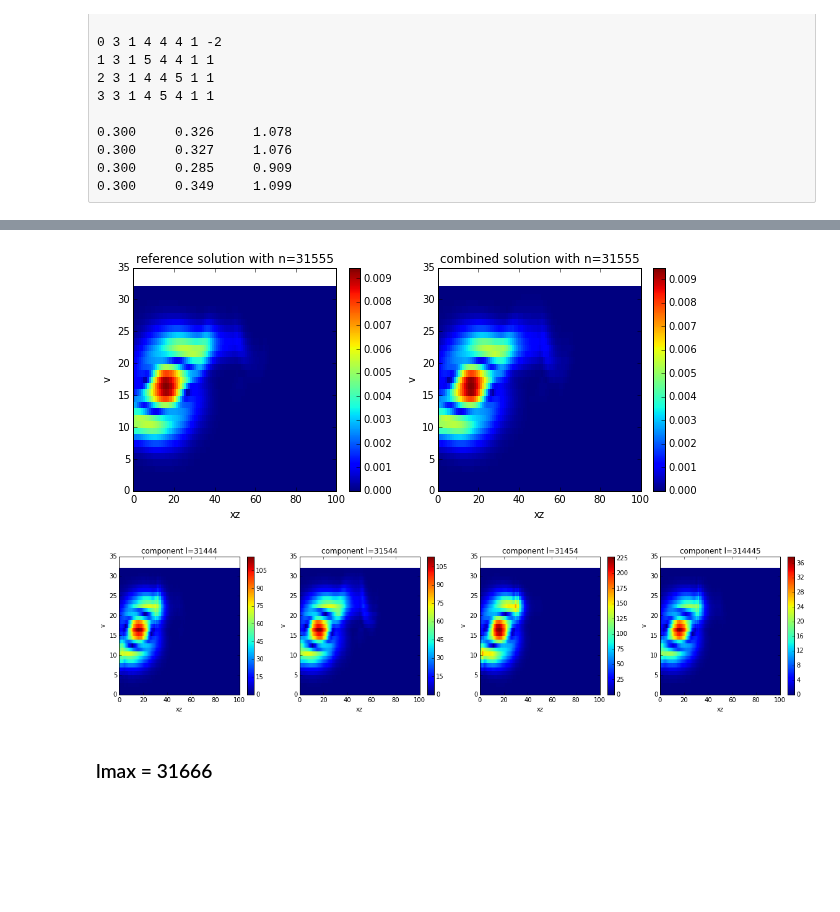
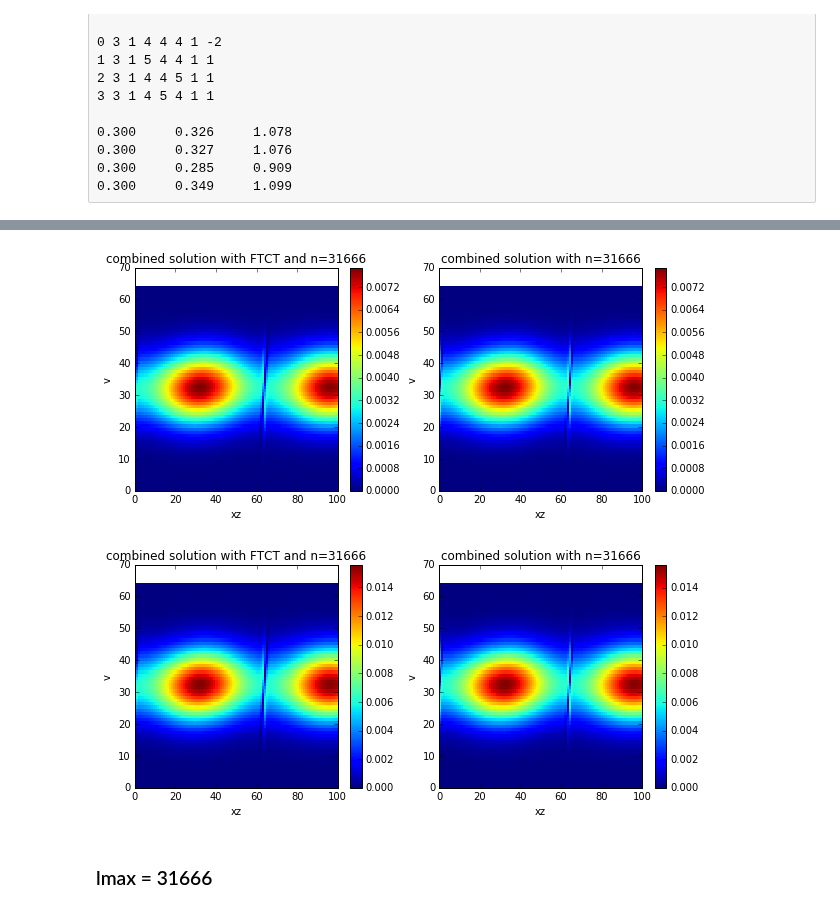
Before and after one commit to vancraar/DisCoTec, a Jupyter notebook: distributedcombigrid/examples/gene_distributed/geneIV-itg-large-plots-4grids.ipynb, the cells around one changed output, grey strips where cells are left out. Saved outputs shown, nothing was run; the diff lists cells and outputs as text; code cells hidden in the pictures; blank space fills up the shorter version.

```diff
--- a/distributedcombigrid/examples/gene_distributed/geneIV-itg-large-plots-4grids.ipynb
+++ b/distributedcombigrid/examples/gene_distributed/geneIV-itg-large-plots-4grids.ipynb
@@ -331,36 +331,49 @@ x_lim = (0,100)
 
 fig = figure(figsize=(10,4))
 subplot(121)
-ref31555="/zhome/academic/HLRS/ipv/ipvmario/ws_geneIV/distributedcombigrid/examples/gene_distributed/ref31555_conv/"
-plotCheckpoint(ref31555,True,'reference solution with n=31555' )
+#ref31555="/zhome/academic/HLRS/ipv/ipvmario/ws_geneIV/distributedcombigrid/examples/gene_distributed/ref31555_conv/"
+#plotCheckpoint(ref31555,True,'reference solution with n=31555' )
+fg_file = "./test/testFaults/plot.dat"
+fg = FullGrid(fg_file,True)
+plotFullGrid(fg, True, 'combined solution with FTCT and n=31666' )
 
 subplot(122)
-fg_file = "./combi_315551_314441_6000_1/ginstance/plot.dat"
+fg_file = "./test/testNoFault/plot.dat"
 fg = FullGrid(fg_file,True)
-plotFullGrid(fg, True, 'combined solution with n=31555' )
+plotFullGrid(fg, True, 'combined solution with n=31666' )
 
+fig = figure(figsize=(10,4))
+subplot(121)
+fg_file = "./test/testFaults/plot.dat"
+fg = FullGrid(fg_file,True)
+plotFullGrid(fg, False, 'combined solution with FTCT and n=31666' )
+
+subplot(122)
+fg_file = "./test/testNoFault/plot.dat"
+fg = FullGrid(fg_file,True)
+plotFullGrid(fg, False, 'combined solution with n=31666' )
 #fig.savefig('fig/ref_and_combi.pdf', bbox_inches='tight')
 
-fig = figure(figsize=(20,4))
-subplot(141)
-fg_file = "./comp_314441_6000/ginstance/plot.dat"
-fg1 = FullGrid(fg_file,True)
-plotFullGrid(fg1, False, 'component l=31444' )
+#fig = figure(figsize=(20,4))
+#subplot(141)
+#fg_file = "./comp_314441_6000/ginstance/plot.dat"
+#fg1 = FullGrid(fg_file,True)
+#plotFullGrid(fg1, False, 'component l=31444' )
 
-subplot(142)
-fg_file = "./comp_315441_6000/ginstance/plot.dat"
-fg2 = FullGrid(fg_file,True)
-plotFullGrid(fg2, False, 'component l=31544' )
+#subplot(142)
+#fg_file = "./comp_315441_6000/ginstance/plot.dat"
+#fg2 = FullGrid(fg_file,True)
+#plotFullGrid(fg2, False, 'component l=31544' )
 
-subplot(143)
-fg_file = "./comp_314541_6000/ginstance/plot.dat"
-fg3 = FullGrid(fg_file,True)
-plotFullGrid(fg3, False, 'component l=31454')
+#subplot(143)
+#fg_file = "./comp_314541_6000/ginstance/plot.dat"
+#fg3 = FullGrid(fg_file,True)
+#plotFullGrid(fg3, False, 'component l=31454')
 
-subplot(144)
-fg_file = "./comp_314451_6000/ginstance/plot.dat"
-fg4 = FullGrid(fg_file,True)
-plotFullGrid(fg4, False, 'component l=314445')
+#subplot(144)
+#fg_file = "./comp_314451_6000/ginstance/plot.dat"
+#fg4 = FullGrid(fg_file,True)
+#plotFullGrid(fg4, False, 'component l=314445')
 
 #fig.savefig('fig/components.pdf', bbox_inches='tight')
 # %% [output]
@@ -387,5 +396,5 @@ plotFullGrid(fg4, False, 'component l=314445')
-[figure, old version]
+[figure, new version]
-[figure, old version]
+[figure, new version]
 # %% [markdown]
 ### lmax = 31666
 # %% [raw]
```
Also changed, not shown: parts of 2 cells of this notebook, 9 other files.
